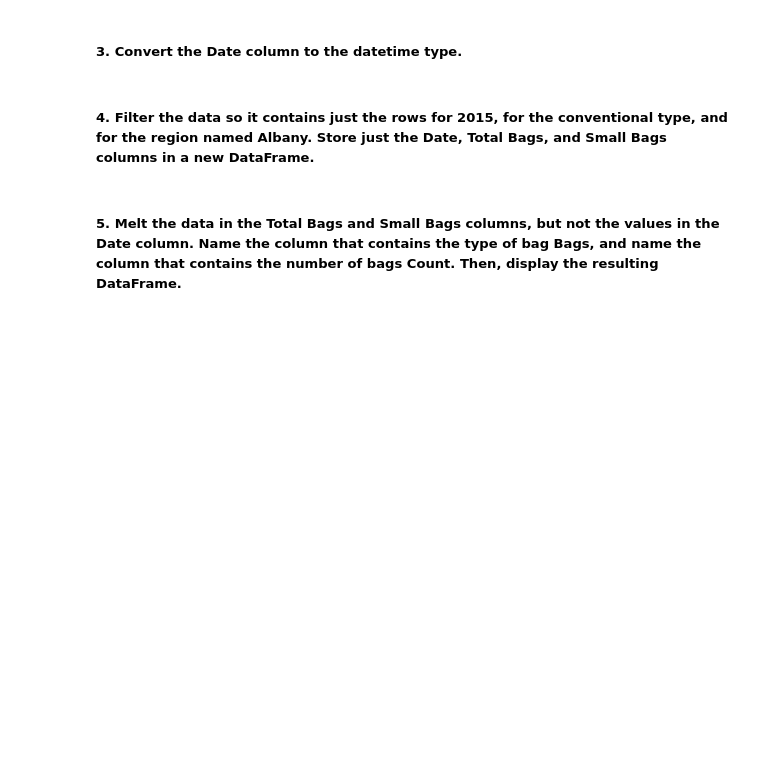
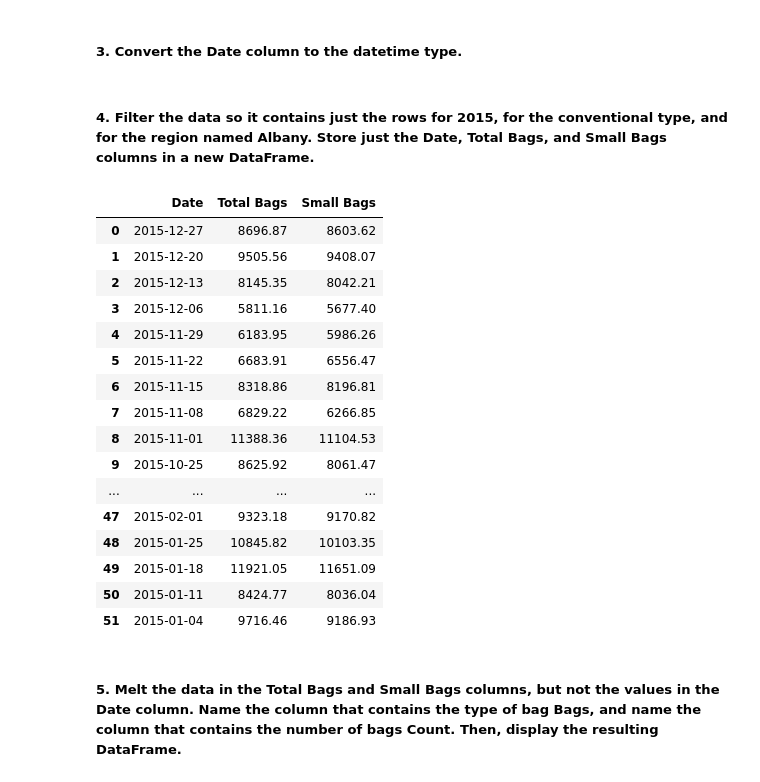
Before and after one commit to mesieou/deakin, a Jupyter notebook: introduction-to-ai/p7/P7.ipynb, the cells around one changed output. Drawn from its saved outputs; the diff is of its cells as text; code cells hidden in the pictures; blank space fills up the shorter version.

```diff
--- a/introduction-to-ai/p7/P7.ipynb
+++ b/introduction-to-ai/p7/P7.ipynb
@@ -43,9 +50,28 @@ data.info()
 # %%
 # write your code here
 
 # Filter the data to include only the rows where the year is 2015, the region is "Albany", and the type is "conventional"
-
+data_filtered = data.query("year == 2015 and type == 'conventional' and region == 'Albany'")
 # Select only the "Date", "Total Bags", and "Small Bags" columns from the filtered data
+date_total_and_small_bags = data_filtered[['Date', 'Total Bags', 'Small Bags']]
+# %% [output]
+|  | Date | Total Bags | Small Bags |
+| 0 | 2015-12-27 | 8696.87 | 8603.62 |
+| 1 | 2015-12-20 | 9505.56 | 9408.07 |
+| 2 | 2015-12-13 | 8145.35 | 8042.21 |
+| 3 | 2015-12-06 | 5811.16 | 5677.40 |
+| 4 | 2015-11-29 | 6183.95 | 5986.26 |
+| 5 | 2015-11-22 | 6683.91 | 6556.47 |
+| 6 | 2015-11-15 | 8318.86 | 8196.81 |
+| 7 | 2015-11-08 | 6829.22 | 6266.85 |
+| 8 | 2015-11-01 | 11388.36 | 11104.53 |
+| 9 | 2015-10-25 | 8625.92 | 8061.47 |
+| ... | ... | ... | ... |
+| 47 | 2015-02-01 | 9323.18 | 9170.82 |
+| 48 | 2015-01-25 | 10845.82 | 10103.35 |
+| 49 | 2015-01-18 | 11921.05 | 11651.09 |
+| 50 | 2015-01-11 | 8424.77 | 8036.04 |
+| 51 | 2015-01-04 | 9716.46 | 9186.93 |
 # %% [markdown]
 ##### 5.	Melt the data in the Total Bags and Small Bags columns, but not the values in the Date column. Name the column that contains the type of bag Bags, and name the column that contains the number of bags Count. Then, display the resulting DataFrame.
 # %%
```
Also changed, not shown: parts of 9 cells of this notebook.
